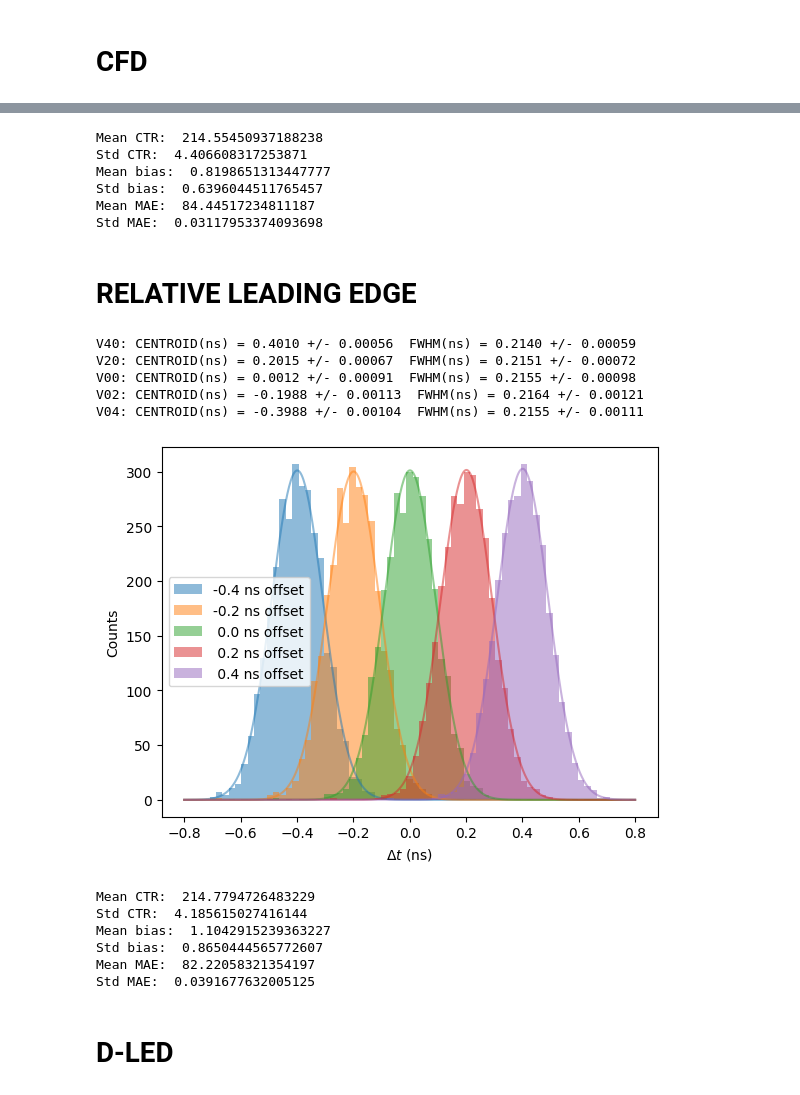
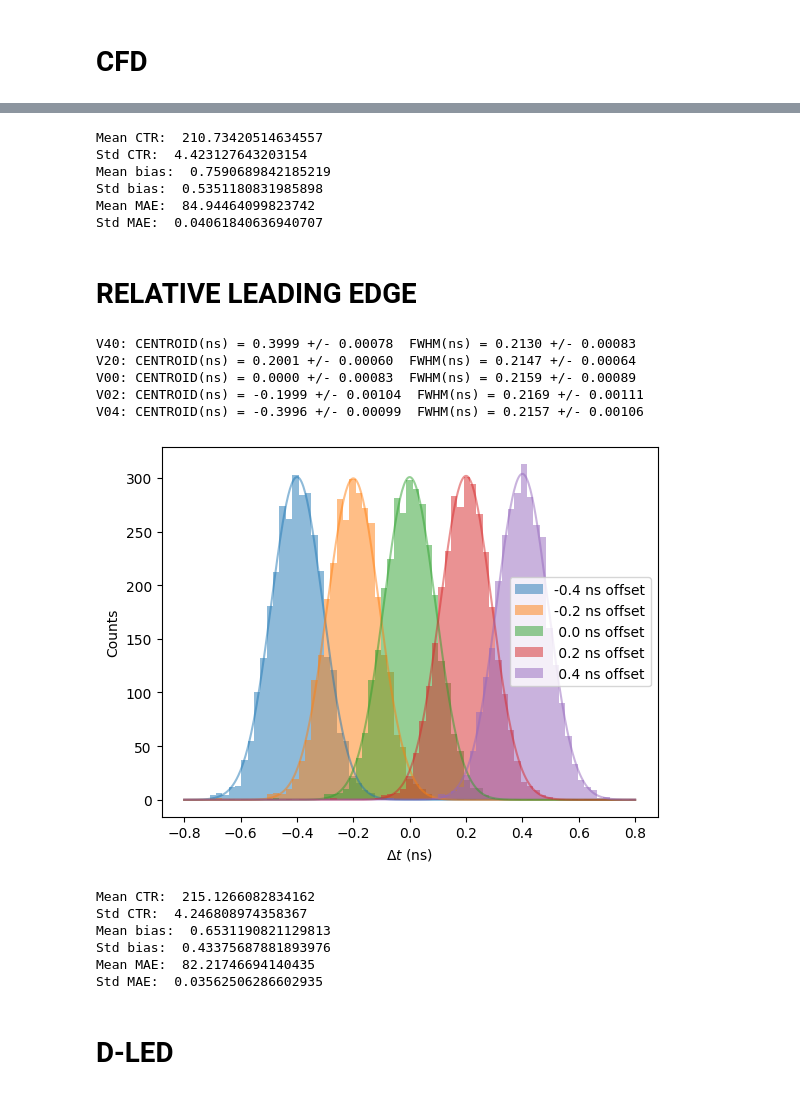
Before and after one commit to wjosefw/MLTiming, a Jupyter notebook: Traditional_methods.ipynb, the cells around one changed output, grey strips where cells are left out. Cells and saved outputs as stored; diff of their text form; code cells hidden in the pictures.

```diff
--- a/Traditional_methods.ipynb
+++ b/Traditional_methods.ipynb
@@ -16,7 +14,7 @@ non_normalized_data = np.load(os.path.join(non_normalized_dir,'pulsos_Na22_filt_
 normalized_data = np.load(os.path.join(normalized_dir, 'Na22_test_val.npz'))['data']
 # %%
 fraction = 0.2    # Fraction to attenuate pulse for CFD
-shift = 7        # Delay for CFD
+shift = 6         # Delay for CFD
 threshold = 0.02  # Threshold for relative Leading Edge
 t_shift = 1
 nbins = 71
@@ -54,7 +52,7 @@ TOF_CFD_V04 = timestamps_CFD_dec0_DATA_04 - timestamps_CFD_dec1_DATA_04
 TOF_CFD_V40 = timestamps_CFD_dec0_DATA_40 - timestamps_CFD_dec1_DATA_40
 # %%
 #------------------------------------------- Histogram and gaussian fit -----------------------------------------------
-centroid_V00, sigmaN_V00 = calculate_gaussian_center_sigma(TOF_CFD_V00[None,:], np.zeros((TOF_CFD_V00.shape[0])), nbins = nbins)
+centroid_V00 = calculate_gaussian_center(TOF_CFD_V00[None,:], nbins = nbins, limits = 3)
 
 plot_gaussian(TOF_CFD_V04, centroid_V00, range = 0.8, label = '-0.4 ns offset', nbins = nbins)
 plot_gaussian(TOF_CFD_V02, centroid_V00, range = 0.8, label = '-0.2 ns offset', nbins = nbins)
@@ -98,7 +96,7 @@ MAE_list = []
 for i in range(1000):
     a = np.random.choice(np.arange(0, TOF_CFD_V00.shape[0]), size = TOF_CFD_V00.shape[0], replace = True)
 
-    centroid_V00, sigmaN_V00 = calculate_gaussian_center_sigma(TOF_CFD_V00[None,a], np.zeros((TOF_CFD_V00[a].shape[0])), nbins = nbins)
+    centroid_V00 = calculate_gaussian_center(TOF_CFD_V00[None,a], nbins = nbins, limits = 3)
     params_V04, errors_V04 = get_gaussian_params(TOF_CFD_V04[a], centroid_V00, range = 0.8, nbins = nbins)
     params_V02, errors_V02 = get_gaussian_params(TOF_CFD_V02[a], centroid_V00, range = 0.8, nbins = nbins)
     params_V00, errors_V00 = get_gaussian_params(TOF_CFD_V00[a], centroid_V00, range = 0.8, nbins = nbins)
@@ -128,12 +126,12 @@ print('Std bias: ', np.std(np.array(bias_list))*1000)
 print('Mean MAE: ', np.mean(np.array(MAE_list))*1000)
 print('Std MAE: ', np.std(np.array(MAE_list))*1000)
 # %% [output]
-Mean CTR:  214.55450937188238
-Std CTR:  4.406608317253871
-Mean bias:  0.8198651313447777
-Std bias:  0.6396044511765457
-Mean MAE:  84.44517234811187
-Std MAE:  0.03117953374093698
+Mean CTR:  210.73420514634557
+Std CTR:  4.423127643203154
+Mean bias:  0.7590689842185219
+Std bias:  0.5351180831985898
+Mean MAE:  84.94464099823742
+Std MAE:  0.04061840636940707
 # %% [markdown]
 # **RELATIVE LEADING EDGE**
 # %%
@@ -199,40 +197,40 @@ TOF_RLED_V04 = timestamps_RLED_dec0_DATA_04 - timestamps_RLED_dec1_DATA_04
 TOF_RLED_V40 = timestamps_RLED_dec0_DATA_40 - timestamps_RLED_dec1_DATA_40
 # %%
 #------------------------------------------- Histogram and gaussian fit -----------------------------------------------
-centroid_V00, sigmaN_V00 = calculate_gaussian_center_sigma(TOF_RLED_V00[None,:], np.zeros((TOF_RLED_V00.shape[0])), nbins = nbins)
+centroid_V00 = calculate_gaussian_center(TOF_RLED_V00[None,:], nbins = nbins, limits = 3)
 
 plot_gaussian(TOF_RLED_V04, centroid_V00, range = 0.8, label = '-0.4 ns offset', nbins = nbins)
 plot_gaussian(TOF_RLED_V02, centroid_V00, range = 0.8, label = '-0.2 ns offset', nbins = nbins)
 plot_gaussian(TOF_RLED_V00, centroid_V00, range = 0.8, label = ' 0.0 ns offset', nbins = nbins)
 plot_gaussian(TOF_RLED_V20, centroid_V00, range = 0.8, label = ' 0.2 ns offset', nbins = nbins)
 plot_gaussian(TOF_RLED_V40, centroid_V00, range = 0.8, label = ' 0.4 ns offset', nbins = nbins)
 
 
 params_V04, errors_V04 = get_gaussian_params(TOF_RLED_V04, centroid_V00, range = 0.8, nbins = nbins)
 params_V02, errors_V02 = get_gaussian_params(TOF_RLED_V02, centroid_V00, range = 0.8, nbins = nbins)
 params_V00, errors_V00 = get_gaussian_params(TOF_RLED_V00, centroid_V00, range = 0.8, nbins = nbins)
 params_V20, errors_V20 = get_gaussian_params(TOF_RLED_V20, centroid_V00, range = 0.8, nbins = nbins)
 params_V40, errors_V40 = get_gaussian_params(TOF_RLED_V40, centroid_V00, range = 0.8, nbins = nbins)
 
 
 print("V40: CENTROID(ns) = %.4f +/- %.5f  FWHM(ns) = %.4f +/- %.5f" % (params_V40[2], errors_V40[2], params_V40[3], errors_V40[3]))
 print("V20: CENTROID(ns) = %.4f +/- %.5f  FWHM(ns) = %.4f +/- %.5f" % (params_V20[2], errors_V20[2], params_V20[3], errors_V20[3]))
 print("V00: CENTROID(ns) = %.4f +/- %.5f  FWHM(ns) = %.4f +/- %.5f" % (params_V00[2], errors_V00[2], params_V00[3], errors_V00[3]))
 print("V02: CENTROID(ns) = %.4f +/- %.5f  FWHM(ns) = %.4f +/- %.5f" % (params_V02[2], errors_V02[2], params_V02[3], errors_V02[3]))
 print("V04: CENTROID(ns) = %.4f +/- %.5f  FWHM(ns) = %.4f +/- %.5f" % (params_V04[2], errors_V04[2], params_V04[3], errors_V04[3]))
 
 print('')
 plt.legend()
 plt.xlabel('$\Delta t$ (ns)')
 plt.ylabel('Counts')
 plt.show()
 # %% [output]
-V40: CENTROID(ns) = 0.4010 +/- 0.00056  FWHM(ns) = 0.2140 +/- 0.00059
-V20: CENTROID(ns) = 0.2015 +/- 0.00067  FWHM(ns) = 0.2151 +/- 0.00072
-V00: CENTROID(ns) = 0.0012 +/- 0.00091  FWHM(ns) = 0.2155 +/- 0.00098
-V02: CENTROID(ns) = -0.1988 +/- 0.00113  FWHM(ns) = 0.2164 +/- 0.00121
-V04: CENTROID(ns) = -0.3988 +/- 0.00104  FWHM(ns) = 0.2155 +/- 0.00111
+V40: CENTROID(ns) = 0.3999 +/- 0.00078  FWHM(ns) = 0.2130 +/- 0.00083
+V20: CENTROID(ns) = 0.2001 +/- 0.00060  FWHM(ns) = 0.2147 +/- 0.00064
+V00: CENTROID(ns) = 0.0000 +/- 0.00083  FWHM(ns) = 0.2159 +/- 0.00089
+V02: CENTROID(ns) = -0.1999 +/- 0.00104  FWHM(ns) = 0.2169 +/- 0.00111
+V04: CENTROID(ns) = -0.3996 +/- 0.00099  FWHM(ns) = 0.2157 +/- 0.00106
-[figure, old version]
+[figure, new version]
 # %%
 # -------------------------------------------------------------------------
 #--------------------------- BOOTSTRAPING ---------------------------------
@@ -244,7 +242,7 @@ MAE_list = []
 for i in range(1000):
     a = np.random.choice(np.arange(0, TOF_RLED_V00.shape[0]), size = TOF_RLED_V00.shape[0], replace = True)
 
-    centroid_V00, sigmaN_V00 = calculate_gaussian_center_sigma(TOF_RLED_V00[None,a], np.zeros((TOF_RLED_V00[a].shape[0])), nbins = nbins)
+    centroid_V00 = calculate_gaussian_center(TOF_RLED_V00[None, a], nbins = nbins, limits = 3)
     params_V04, errors_V04 = get_gaussian_params(TOF_RLED_V04[a], centroid_V00, range = 0.8, nbins = nbins)
     params_V02, errors_V02 = get_gaussian_params(TOF_RLED_V02[a], centroid_V00, range = 0.8, nbins = nbins)
     params_V00, errors_V00 = get_gaussian_params(TOF_RLED_V00[a], centroid_V00, range = 0.8, nbins = nbins)
@@ -274,12 +272,12 @@ print('Std bias: ', np.std(np.array(bias_list))*1000)
 print('Mean MAE: ', np.mean(np.array(MAE_list))*1000)
 print('Std MAE: ', np.std(np.array(MAE_list))*1000)
 # %% [output]
-Mean CTR:  214.7794726483229
-Std CTR:  4.185615027416144
-Mean bias:  1.1042915239363227
-Std bias:  0.8650444565772607
-Mean MAE:  82.22058321354197
-Std MAE:  0.0391677632005125
+Mean CTR:  215.1266082834162
+Std CTR:  4.246808974358367
+Mean bias:  0.6531190821129813
+Std bias:  0.43375687881893976
+Mean MAE:  82.21746694140435
+Std MAE:  0.03562506286602935
 # %% [markdown]
 # **D-LED**
 # %%
```
Also changed, not shown: parts of 9 cells of this notebook, 11 other files.
